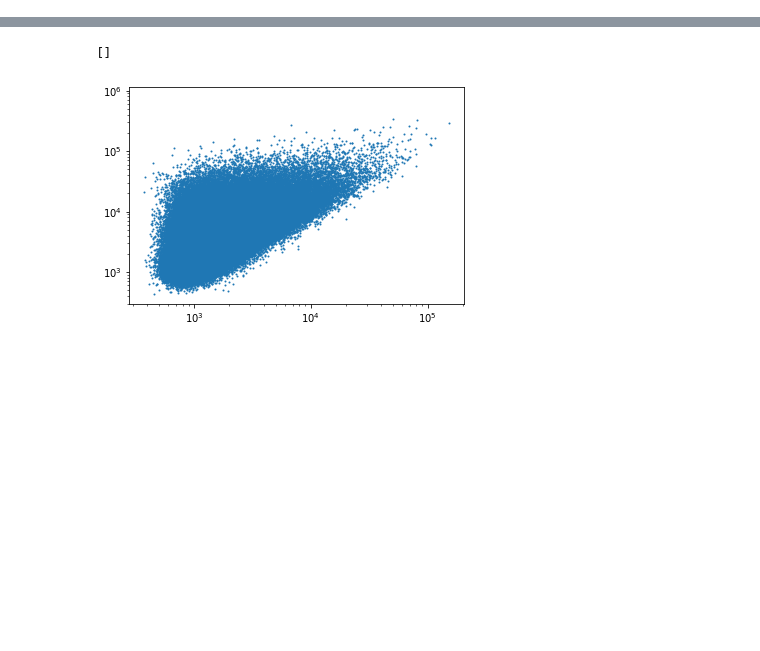
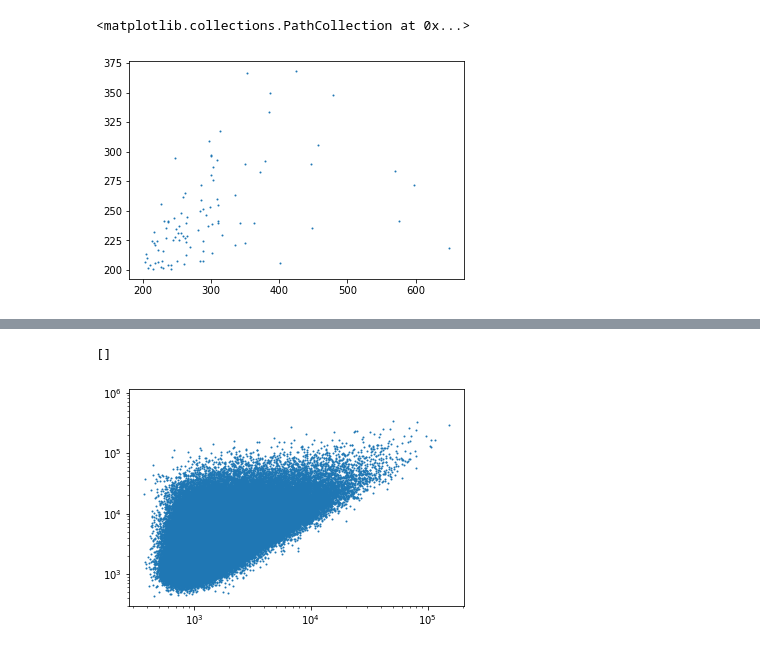
Before and after one commit to forero/LocalGroupKinematics, a Jupyter notebook: nb/explore.ipynb, the cells around one changed output, grey strips where cells are left out. Drawn from its saved outputs; the diff is of its cells as text; code cells hidden in the pictures; blank space fills up the shorter version.

```diff
--- a/nb/explore.ipynb
+++ b/nb/explore.ipynb
@@ -34,0 +25,5 @@ data
+# %%
+plt.scatter(data['vmax_A'], data['vmax_B'], alpha=1.0, s=1.0)
+# %% [output]
+<matplotlib.collections.PathCollection at 0x...>
+[figure, added]
```
Also changed, not shown: parts of 6 cells of this notebook.
